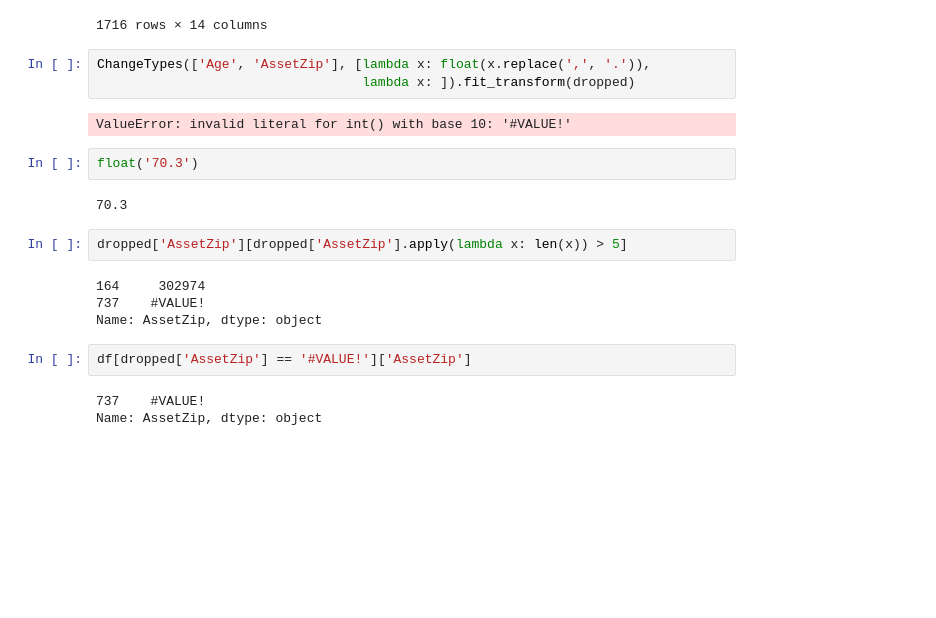
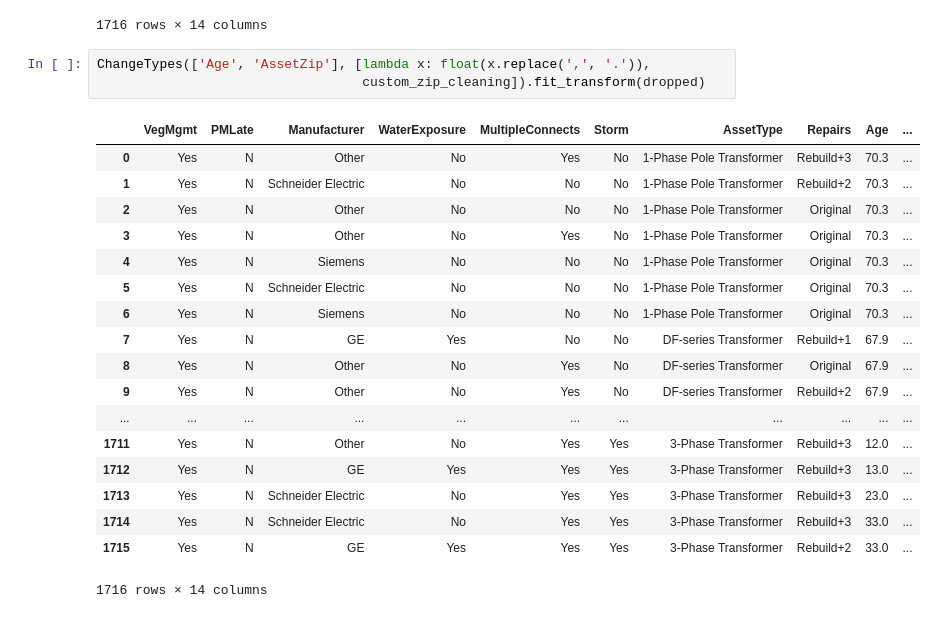
Before and after one commit to kurtrm/predicting_equipment_failure, a Jupyter notebook: notebooks/new_explore.ipynb, the cells around one changed output. Drawn from its saved outputs; the diff is of its cells as text; blank space fills up the shorter version.

```diff
--- a/notebooks/new_explore.ipynb
+++ b/notebooks/new_explore.ipynb
@@ -322,21 +321,23 @@ Binarize(['VegMgmt',
 1716 rows × 14 columns
 # %%
 ChangeTypes(['Age', 'AssetZip'], [lambda x: float(x.replace(',', '.')),
-                                  lambda x: ]).fit_transform(dropped)
+                                  custom_zip_cleaning]).fit_transform(dropped)
 # %% [output]
+|  | VegMgmt | PMLate | Manufacturer | WaterExposure | MultipleConnects | Storm | AssetType | Repairs | Age | ... |
+| 0 | Yes | N | Other | No | Yes | No | 1-Phase Pole Transformer | Rebuild+3 | 70.3 | ... |
+| 1 | Yes | N | Schneider Electric | No | No | No | 1-Phase Pole Transformer | Rebuild+2 | 70.3 | ... |
+| 2 | Yes | N | Other | No | No | No | 1-Phase Pole Transformer | Original | 70.3 | ... |
+| 3 | Yes | N | Other | No | Yes | No | 1-Phase Pole Transformer | Original | 70.3 | ... |
+| 4 | Yes | N | Siemens | No | No | No | 1-Phase Pole Transformer | Original | 70.3 | ... |
+| 5 | Yes | N | Schneider Electric | No | No | No | 1-Phase Pole Transformer | Original | 70.3 | ... |
+| 6 | Yes | N | Siemens | No | No | No | 1-Phase Pole Transformer | Original | 70.3 | ... |
+| 7 | Yes | N | GE | Yes | No | No | DF-series Transformer | Rebuild+1 | 67.9 | ... |
+| 8 | Yes | N | Other | No | Yes | No | DF-series Transformer | Original | 67.9 | ... |
+| 9 | Yes | N | Other | No | Yes | No | DF-series Transformer | Rebuild+2 | 67.9 | ... |
+| ... | ... | ... | ... | ... | ... | ... | ... | ... | ... | ... |
+| 1711 | Yes | N | Other | No | Yes | Yes | 3-Phase Transformer | Rebuild+3 | 12.0 | ... |
+| 1712 | Yes | N | GE | Yes | Yes | Yes | 3-Phase Transformer | Rebuild+3 | 13.0 | ... |
+| 1713 | Yes | N | Schneider Electric | No | Yes | Yes | 3-Phase Transformer | Rebuild+3 | 23.0 | ... |
+| 1714 | Yes | N | Schneider Electric | No | Yes | Yes | 3-Phase Transformer | Rebuild+3 | 33.0 | ... |
+| 1715 | Yes | N | GE | Yes | Yes | Yes | 3-Phase Transformer | Rebuild+2 | 33.0 | ... |
-ValueError: invalid literal for int() with base 10: '#VALUE!'
+1716 rows × 14 columns
-# %%
-float('70.3')
-# %% [output]
-70.3
-# %%
-dropped['AssetZip'][dropped['AssetZip'].apply(lambda x: len(x)) > 5]
-# %% [output]
-164     302974
-737    #VALUE!
-Name: AssetZip, dtype: object
-# %%
-df[dropped['AssetZip'] == '#VALUE!']['AssetZip']
-# %% [output]
-737    #VALUE!
-Name: AssetZip, dtype: object
```
Also changed, not shown: parts of 5 cells of this notebook.
